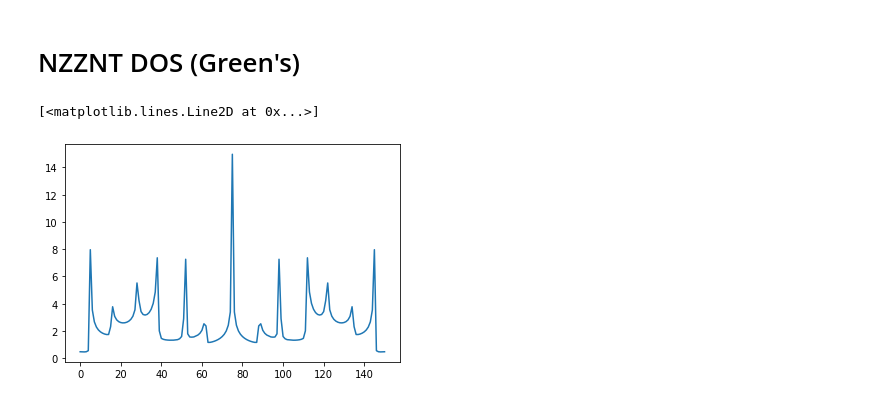
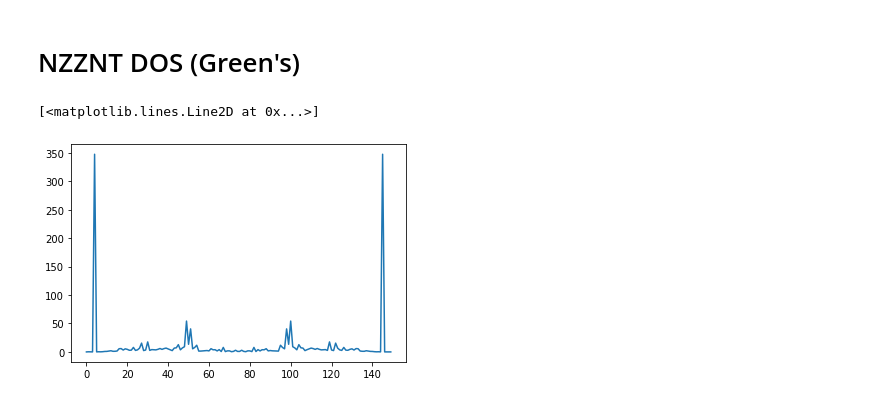
Before and after one commit to franklinzppa/electronic-structure, a Jupyter notebook: nanotubes/green.ipynb, the cells around one changed output. Saved outputs shown, nothing was run; the diff lists cells and outputs as text; code cells hidden in the pictures.

```diff
--- a/nanotubes/green.ipynb
+++ b/nanotubes/green.ipynb
@@ -86,7 +86,7 @@ def make_green_V(N, beta):
     V = np.zeros((NN, NN), dtype=complex)
 
     for i in range(0, 2*N, 2):
-        V[i, NN-i-1] = V[NN-i-1, i] = beta
+        V[i, NN-i-1] = beta
 
     return V
 # %%
@@ -109,21 +109,21 @@ def make_green_dos(H, V, N, E, eta):
 
     return dos_array
 # %%
-N = 4
+N = 9
 alpha = 0.0
 beta = -2.8
 
-eta = 1e-2
-n_max = 1000
+eta = 1e-3
+n_max = 300
 
-E_points = 151
+E_points = 150
 E = np.linspace(-9.0, 9.0, E_points)
 
 H = make_green_hamiltonian(N, alpha, beta)
 V = make_green_V(N, beta)
 
 dos = make_green_dos(H, V, N, E, eta)
 plt.plot(dos)
 # %% [output]
 [<matplotlib.lines.Line2D at 0x...>]
-[figure, old version]
+[figure, new version]
```
Also changed, not shown: parts of 2 cells of this notebook.
